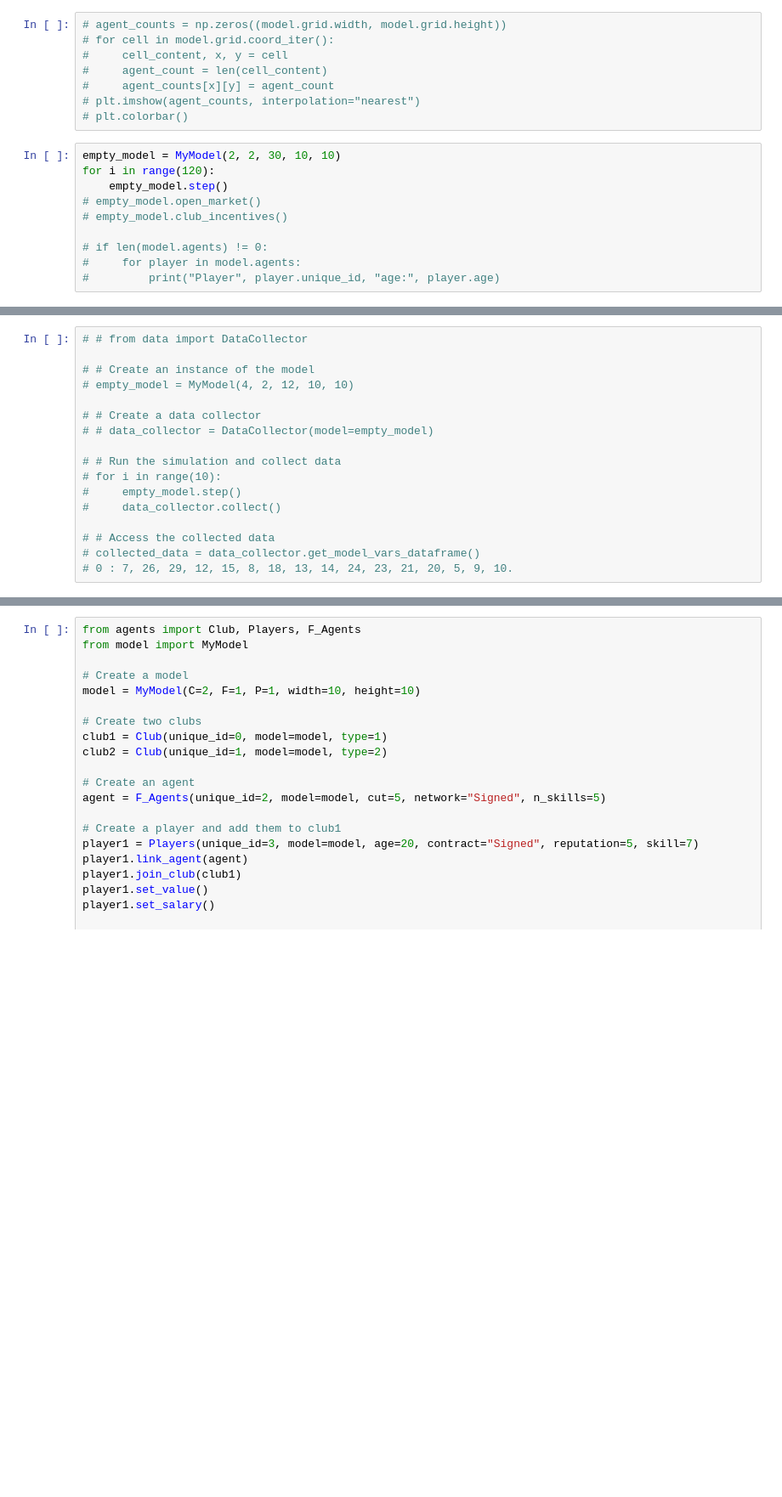
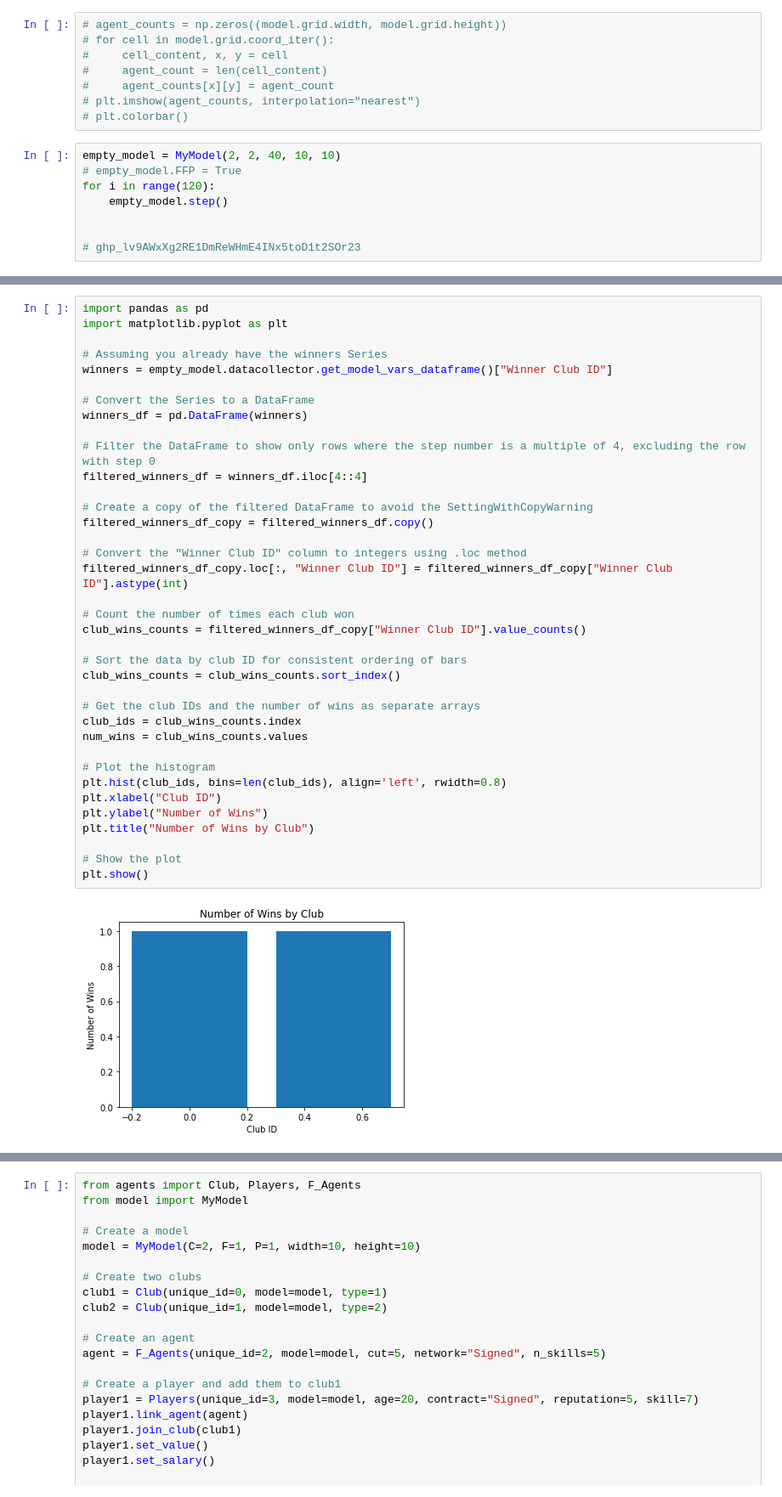
Before and after one commit to SanSHHS/Individual_Project, a Jupyter notebook: testing.ipynb, the cells around one changed output, grey strips where cells are left out. Shown at 85% size. Cells and saved outputs as stored; diff of their text form; blank space fills up the shorter version.

Commit message:
Added FFP, first test of data collector

```diff
--- a/testing.ipynb
+++ b/testing.ipynb
@@ -15,12 +16,10 @@ from model import *
 # plt.imshow(agent_counts, interpolation="nearest")
 # plt.colorbar()
 # %%
-empty_model = MyModel(2, 2, 30, 10, 10)
+empty_model = MyModel(2, 2, 40, 10, 10)
+# empty_model.FFP = True
 for i in range(120):
     empty_model.step()
-# empty_model.open_market()
-# empty_model.club_incentives()
 
-# if len(model.agents) != 0:
-#     for player in model.agents:
-#         print("Player", player.unique_id, "age:", player.age)
+
+# 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
@@ -27,20 +44,42 @@ for i in range(120):
 # %%
-# # from data import DataCollector
+import pandas as pd
+import matplotlib.pyplot as plt
 
-# # Create an instance of the model
-# empty_model = MyModel(4, 2, 12, 10, 10)
+# Assuming you already have the winners Series
+winners = empty_model.datacollector.get_model_vars_dataframe()["Winner Club ID"]
 
-# # Create a data collector
-# # data_collector = DataCollector(model=empty_model)
+# Convert the Series to a DataFrame
+winners_df = pd.DataFrame(winners)
 
-# # Run the simulation and collect data
-# for i in range(10):
-#     empty_model.step()
-#     data_collector.collect()
+# Filter the DataFrame to show only rows where the step number is a multiple of 4, excluding the row with step 0
+filtered_winners_df = winners_df.iloc[4::4]
 
-# # Access the collected data
-# collected_data = data_collector.get_model_vars_dataframe()
-# 0 : 7, 26, 29, 12, 15, 8, 18, 13, 14, 24, 23, 21, 20, 5, 9, 10.
+# Create a copy of the filtered DataFrame to avoid the SettingWithCopyWarning
+filtered_winners_df_copy = filtered_winners_df.copy()
+
+# Convert the "Winner Club ID" column to integers using .loc method
+filtered_winners_df_copy.loc[:, "Winner Club ID"] = filtered_winners_df_copy["Winner Club ID"].astype(int)
+
+# Count the number of times each club won
+club_wins_counts = filtered_winners_df_copy["Winner Club ID"].value_counts()
+
+# Sort the data by club ID for consistent ordering of bars
+club_wins_counts = club_wins_counts.sort_index()
+
+# Get the club IDs and the number of wins as separate arrays
+club_ids = club_wins_counts.index
+num_wins = club_wins_counts.values
+
+# Plot the histogram
+plt.hist(club_ids, bins=len(club_ids), align='left', rwidth=0.8)
+plt.xlabel("Club ID")
+plt.ylabel("Number of Wins")
+plt.title("Number of Wins by Club")
+
+# Show the plot
+plt.show()
+# %% [output]
+[figure, added]
 # %%
 x = -1
 -x
```
Also changed, not shown: parts of 5 cells of this notebook, 2 other files.
